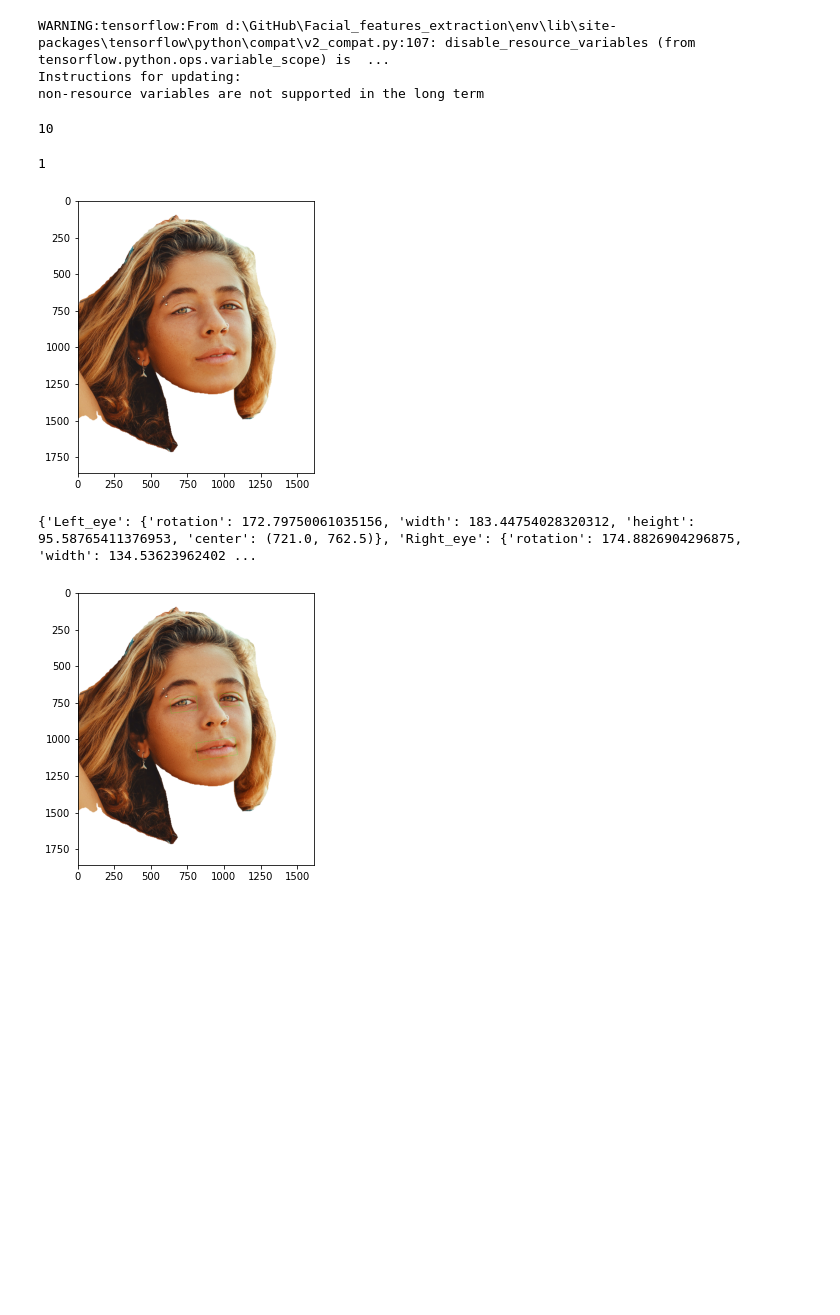
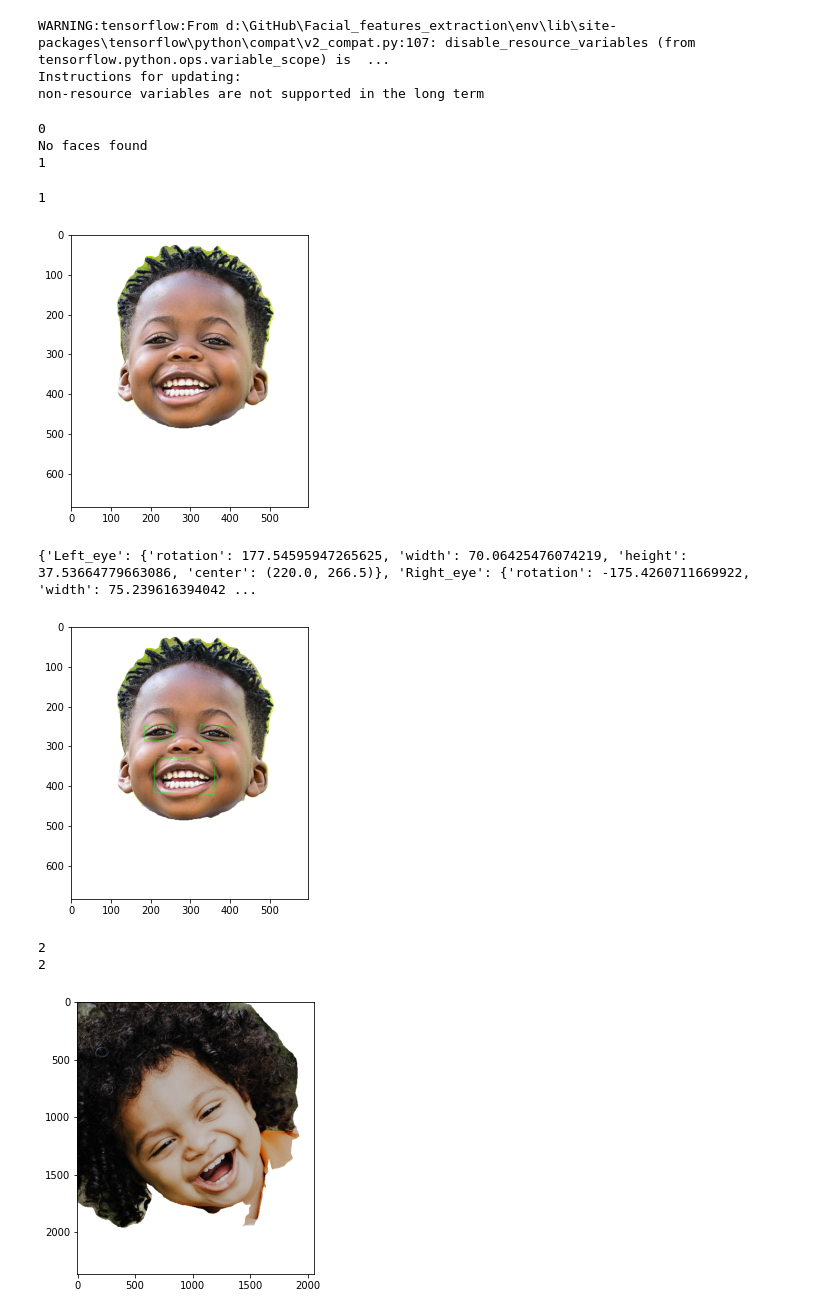
Before and after one commit to maaz9898/Facial_features_extraction, a Jupyter notebook: test.ipynb, the cells around one changed output. Drawn from its saved outputs; the diff is of its cells as text; code cells hidden in the pictures; blank space fills up the shorter version.

```diff
--- a/test.ipynb
+++ b/test.ipynb
@@ -564,36 +564,41 @@ Instructions for updating:
 non-resource variables are not supported in the long term
 # %%
 def runAllTests():
-    for i in range(10,11):
+    for i in range(0,16):
         print(i)
         image = cv2.imread(f"Test_data/Test{i}.jpg")
         fe = FeatureExtractor(image)
         segment = fe.segmentFace(image)
         # print(segment)
         if segment is not None:
             print(len(segment))
 
             for idx, seg in enumerate(segment):
                 seg = seg.astype(np.uint8)
                 cv2_imshow(seg)
                 fe.img = seg.copy()
                 try:
                     json_data = fe.extractFeatures()
                     print(json_data)
                     output_image = drawFeatures(json_data, seg)
 
                     cv2_imshow(output_image)
                     cv2.imwrite(f'output/{i}_face_{idx}.png', output_image)
                 except Exception as e:
                     print(e)
                     pass
 
         else:
             print("No faces found")
 runAllTests()
 # %% [output]
-10
+0
+No faces found
+1
 1
-[figure, old version]
+[figure, new version]
-{'Left_eye': {'rotation': 172.79750061035156, 'width': 183.44754028320312, 'height': 95.58765411376953, 'center': (721.0, 762.5)}, 'Right_eye': {'rotation': 174.8826904296875, 'width': 134.53623962402 ...
+{'Left_eye': {'rotation': 177.54595947265625, 'width': 70.06425476074219, 'height': 37.53664779663086, 'center': (220.0, 266.5)}, 'Right_eye': {'rotation': -175.4260711669922, 'width': 75.239616394042 ...
-[figure, old version]
+[figure, new version]
+2
+2
+[figure, added]
```
Also changed, not shown: parts of 1 cell of this notebook.
